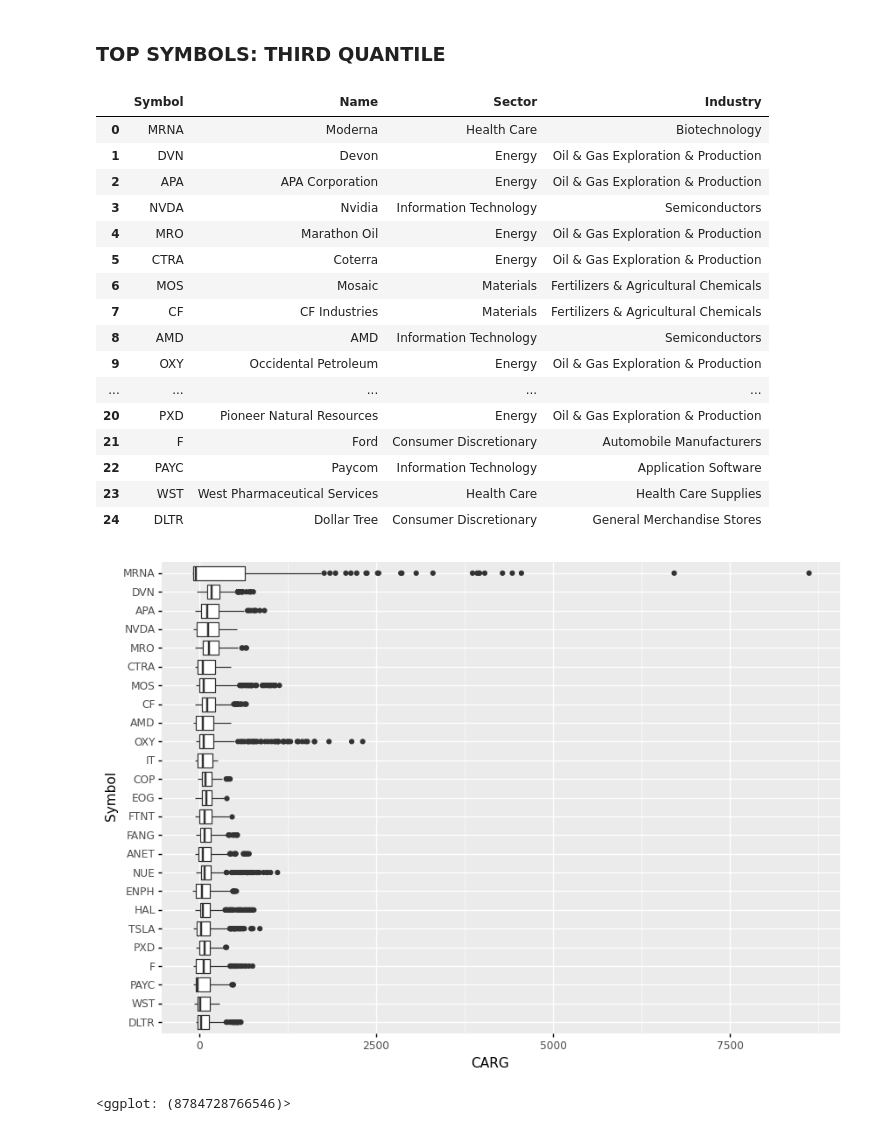
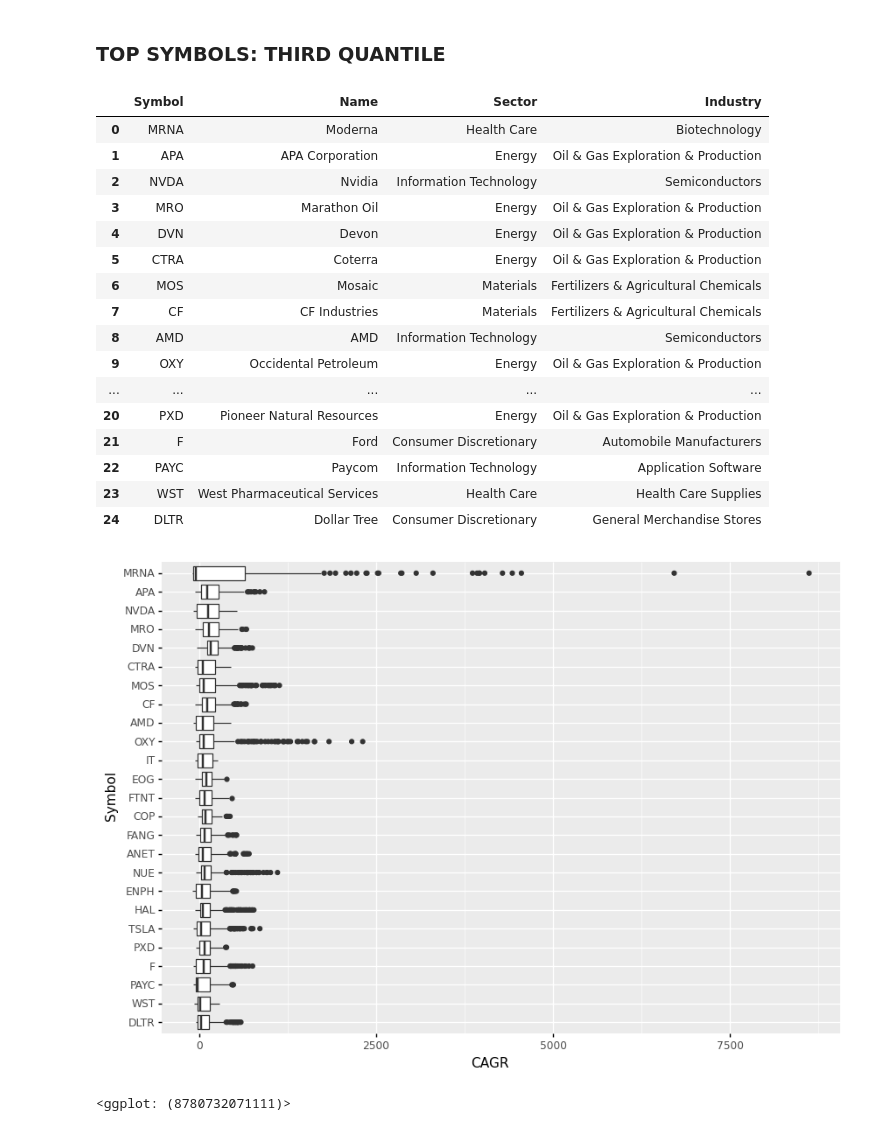
Before and after one commit to matthewjcochran/market2, a Jupyter notebook: market_4_rank.ipynb, the cells around one changed output. Saved outputs shown, nothing was run; the diff lists cells and outputs as text; code cells hidden in the pictures.

```diff
--- a/market_4_rank.ipynb
+++ b/market_4_rank.ipynb
@@ -28,5 +28,5 @@ price_histories = (
 # %%
-def get_carg_histories(df, days):
+def get_cagr_histories(df, days):
     return (((df/df.shift(days))**(252/days) - 1)*100).dropna(axis=0, how='all')
 
 
@@ -42,13 +42,13 @@ def get_rank_histories(df):
     return df.rank(axis=1, method='first', ascending=False).astype('int64')
 
 
-carg_days = 63
+cagr_days = 63
 q_days = 252
 q = 0.25
 tail_days = 2*252
 
-carg_histories = get_carg_histories(price_histories, carg_days)
-quantile_histories = get_quantile_histories(carg_histories, q_days, q)
+cagr_histories = get_cagr_histories(price_histories, cagr_days)
+quantile_histories = get_quantile_histories(cagr_histories, q_days, q)
 tail_histories = get_tail(quantile_histories, tail_days)
 rank_histories = get_rank_histories(tail_histories)
 
@@ -67,13 +67,13 @@ def get_companies(companies, symbols):
 # %% [markdown]
 ### TOP SYMBOLS: FIRST QUANTILE
 # %%
-carg_days = 63
+cagr_days = 63
 q_days = 252
 q = 0.25
 tail_days = 2*252
 
-carg_histories = get_carg_histories(price_histories, carg_days)
-quantile_histories = get_quantile_histories(carg_histories, q_days, q)
+cagr_histories = get_cagr_histories(price_histories, cagr_days)
+quantile_histories = get_quantile_histories(cagr_histories, q_days, q)
 tail_histories = get_tail(quantile_histories, tail_days)
 rank_histories = get_rank_histories(tail_histories)
 
@@ -226,8 +226,8 @@ q_days = 252
 q = 0.75
 tail_days = 2*252
 
-carg_histories = get_carg_histories(price_histories, carg_days)
-quantile_histories = get_quantile_histories(carg_histories, q_days, q)
+cagr_histories = get_cagr_histories(price_histories, cagr_days)
+quantile_histories = get_quantile_histories(cagr_histories, q_days, q)
 tail_histories = get_tail(quantile_histories, tail_days)
 rank_histories = get_rank_histories(tail_histories)
 
@@ -238,10 +238,10 @@ display(top_companies)
 # %% [output]
 |  | Symbol | Name | Sector | Industry |
 | 0 | MRNA | Moderna | Health Care | Biotechnology |
-| 1 | DVN | Devon | Energy | Oil & Gas Exploration & Production |
-| 2 | APA | APA Corporation | Energy | Oil & Gas Exploration & Production |
-| 3 | NVDA | Nvidia | Information Technology | Semiconductors |
-| 4 | MRO | Marathon Oil | Energy | Oil & Gas Exploration & Production |
+| 1 | APA | APA Corporation | Energy | Oil & Gas Exploration & Production |
+| 2 | NVDA | Nvidia | Information Technology | Semiconductors |
+| 3 | MRO | Marathon Oil | Energy | Oil & Gas Exploration & Production |
+| 4 | DVN | Devon | Energy | Oil & Gas Exploration & Production |
 | 5 | CTRA | Coterra | Energy | Oil & Gas Exploration & Production |
 | 6 | MOS | Mosaic | Materials | Fertilizers & Agricultural Chemicals |
 | 7 | CF | CF Industries | Materials | Fertilizers & Agricultural Chemicals |
@@ -254,21 +254,21 @@ display(top_companies)
 | 23 | WST | West Pharmaceutical Services | Health Care | Health Care Supplies |
 | 24 | DLTR | Dollar Tree | Consumer Discretionary | General Merchandise Stores |
 # %%
-df = (carg_histories[top_symbols]
+df = (cagr_histories[top_symbols]
     .pipe(get_tail, q_days)
     .reset_index()
-    .melt(id_vars='Date', value_name='CARG'))
+    .melt(id_vars='Date', value_name='CAGR'))
 
 p = (p9.ggplot(df)
     + p9.theme(figure_size=(10, 7))
-    + p9.geom_boxplot(mapping=p9.aes(x='Symbol', y='CARG'))
+    + p9.geom_boxplot(mapping=p9.aes(x='Symbol', y='CAGR'))
     + p9.coord_flip()
     + p9.scale_x_discrete(limits=top_symbols[::-1]))
 
 display(p)
 # %% [output]
-[figure, old version]
+[figure, new version]
-<ggplot: (8784728766546)>
+<ggplot: (8780732071111)>
 # %%
 df = (price_histories[top_symbols]
     .pipe(get_tail, tail_days)
```
Also changed, not shown: parts of 8 cells of this notebook, 4 other files.
